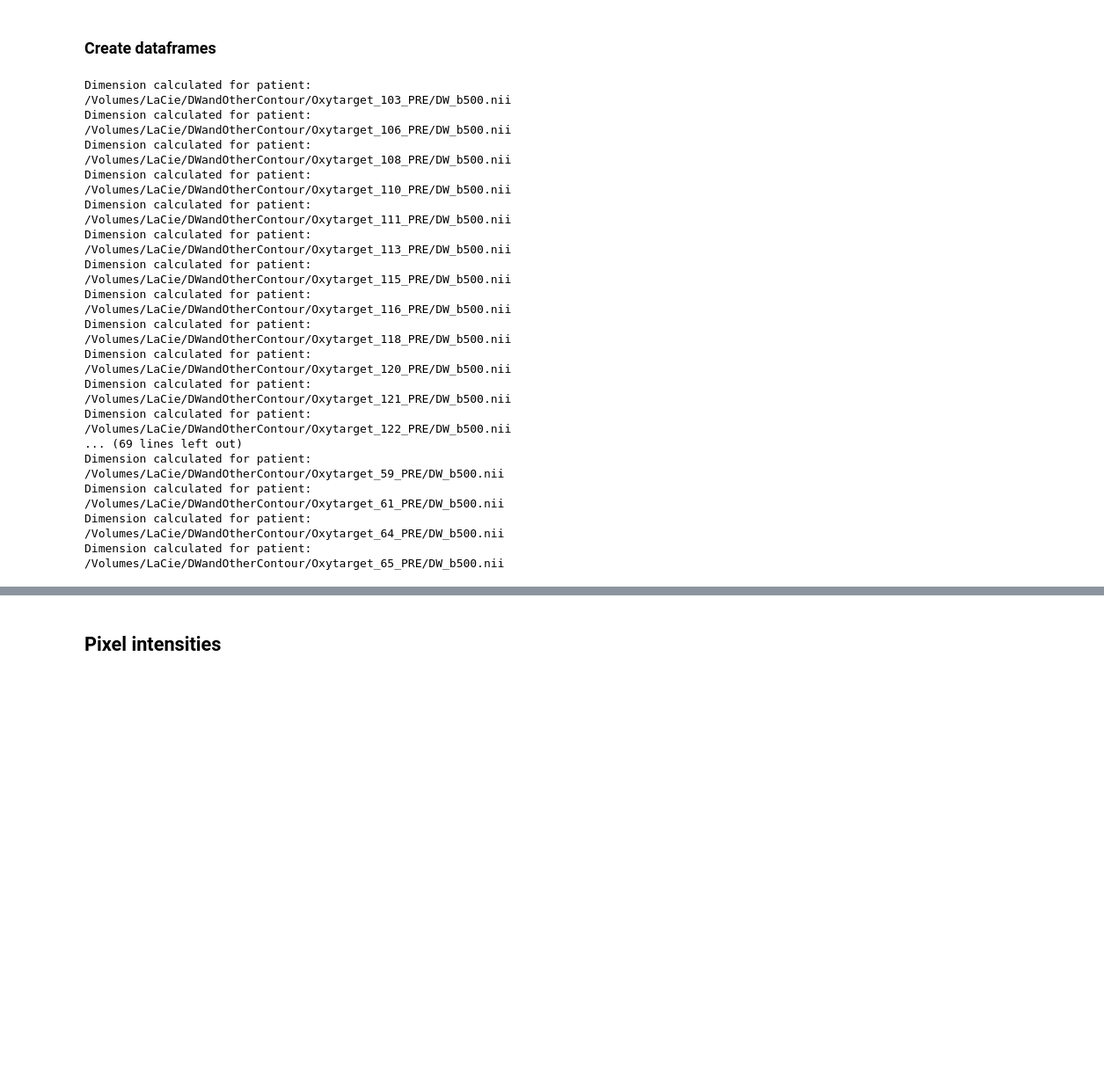
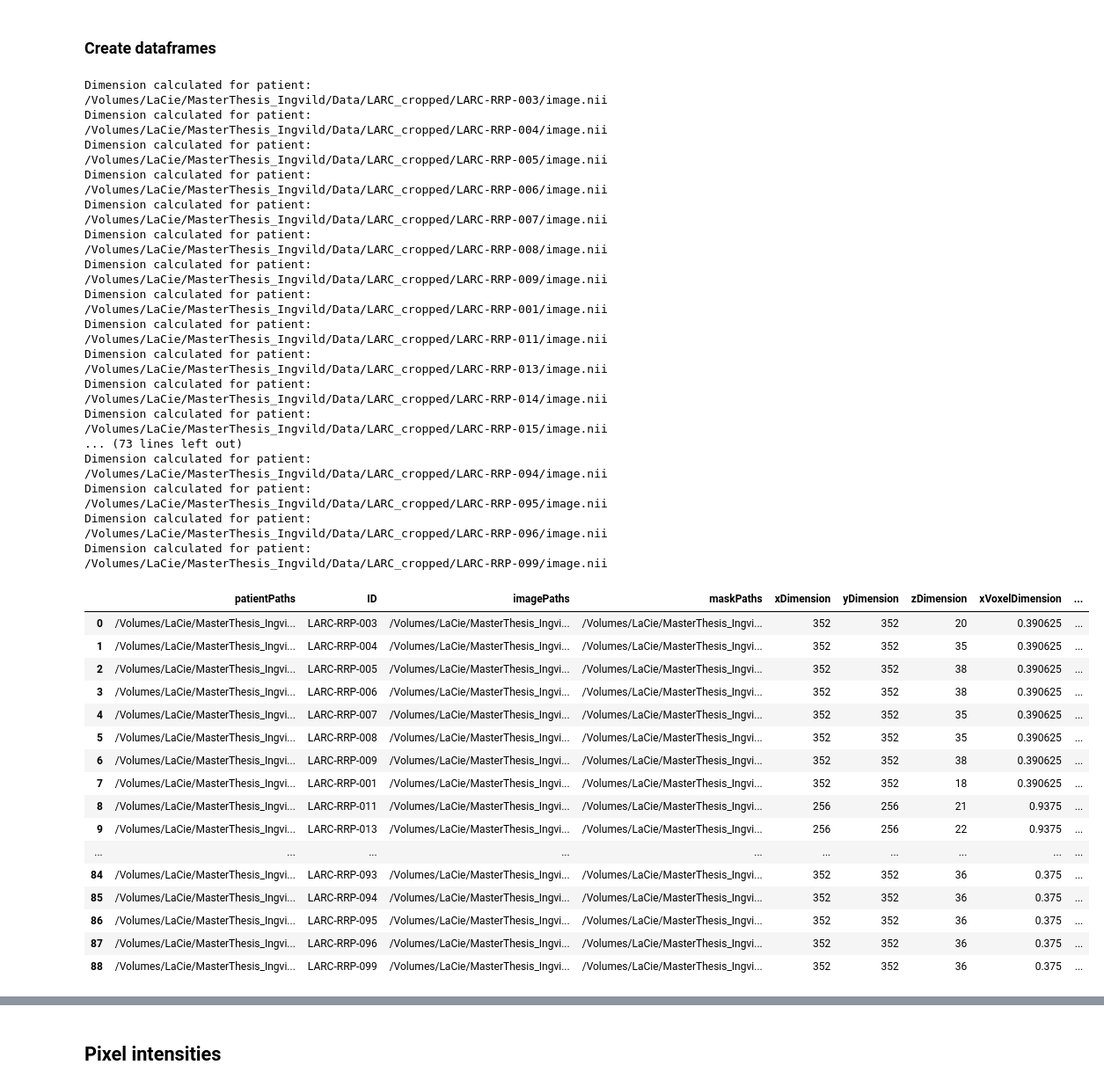
Before and after one commit to IngvildAskimAdde/MasterThesis, a Jupyter notebook: Cropping.ipynb, the cells around one changed output, grey strips where cells are left out. Shown: that part at 88% size. Drawn from its saved outputs; the diff is of its cells as text; code cells hidden in the pictures; blank space fills up the shorter version.

Commit message:
Checking mask values in LARC-RRP dataset

```diff
--- a/Cropping.ipynb
+++ b/Cropping.ipynb
@@ -14,37 +14,55 @@ from matplotlib.ticker import MaxNLocator, FixedLocator, FixedFormatter
 # %% [markdown]
 ### Get paths to datafiles.
 # %%
-#LARC_patientPaths, LARC_PatientNames, LARC_imagePaths, LARC_maskPaths = gd.get_paths('/Volumes/LaCie/MasterThesis_Ingvild/LARC_cropped', 'image', 'label.nii')
-Oxy_patientPaths, Oxy_PatientNames, Oxy_imagePaths, Oxy_maskPaths = gd.get_paths('/Volumes/LaCie/DWandOtherContour', 'DW_b500', 'ssh.nii')
+LARC_patientPaths, LARC_PatientNames, LARC_imagePaths, LARC_maskPaths = gd.get_paths('/Volumes/LaCie/MasterThesis_Ingvild/Data/LARC_cropped', 'image', 'label.nii')
+#Oxy_patientPaths, Oxy_PatientNames, Oxy_imagePaths, Oxy_maskPaths = gd.get_paths('/Volumes/LaCie/DWandOtherContour', 'DW_b500', 'ssh.nii')
 # %% [markdown]
 ### Create dataframes
 # %%
-#LARC_df = p.dataframe(LARC_patientPaths, LARC_PatientNames, LARC_imagePaths, LARC_maskPaths)
-#LARC_df = p.dimensions(LARC_df)
-Oxy_df = p.dataframe(Oxy_patientPaths, Oxy_PatientNames, Oxy_imagePaths, Oxy_maskPaths)
-Oxy_df = p.dimensions(Oxy_df)
+LARC_df = p.dataframe(LARC_patientPaths, LARC_PatientNames, LARC_imagePaths, LARC_maskPaths)
+LARC_df = p.dimensions(LARC_df)
+#Oxy_df = p.dataframe(Oxy_patientPaths, Oxy_PatientNames, Oxy_imagePaths, Oxy_maskPaths)
+#Oxy_df = p.dimensions(Oxy_df)
 # %% [output]
-Dimension calculated for patient: /Volumes/LaCie/DWandOtherContour/Oxytarget_103_PRE/DW_b500.nii
-Dimension calculated for patient: /Volumes/LaCie/DWandOtherContour/Oxytarget_106_PRE/DW_b500.nii
-Dimension calculated for patient: /Volumes/LaCie/DWandOtherContour/Oxytarget_108_PRE/DW_b500.nii
-Dimension calculated for patient: /Volumes/LaCie/DWandOtherContour/Oxytarget_110_PRE/DW_b500.nii
-Dimension calculated for patient: /Volumes/LaCie/DWandOtherContour/Oxytarget_111_PRE/DW_b500.nii
-Dimension calculated for patient: /Volumes/LaCie/DWandOtherContour/Oxytarget_113_PRE/DW_b500.nii
-Dimension calculated for patient: /Volumes/LaCie/DWandOtherContour/Oxytarget_115_PRE/DW_b500.nii
-Dimension calculated for patient: /Volumes/LaCie/DWandOtherContour/Oxytarget_116_PRE/DW_b500.nii
-Dimension calculated for patient: /Volumes/LaCie/DWandOtherContour/Oxytarget_118_PRE/DW_b500.nii
-Dimension calculated for patient: /Volumes/LaCie/DWandOtherContour/Oxytarget_120_PRE/DW_b500.nii
-Dimension calculated for patient: /Volumes/LaCie/DWandOtherContour/Oxytarget_121_PRE/DW_b500.nii
-Dimension calculated for patient: /Volumes/LaCie/DWandOtherContour/Oxytarget_122_PRE/DW_b500.nii
-... (69 lines left out)
-Dimension calculated for patient: /Volumes/LaCie/DWandOtherContour/Oxytarget_59_PRE/DW_b500.nii
-Dimension calculated for patient: /Volumes/LaCie/DWandOtherContour/Oxytarget_61_PRE/DW_b500.nii
-Dimension calculated for patient: /Volumes/LaCie/DWandOtherContour/Oxytarget_64_PRE/DW_b500.nii
-Dimension calculated for patient: /Volumes/LaCie/DWandOtherContour/Oxytarget_65_PRE/DW_b500.nii
+Dimension calculated for patient: /Volumes/LaCie/MasterThesis_Ingvild/Data/LARC_cropped/LARC-RRP-003/image.nii
+Dimension calculated for patient: /Volumes/LaCie/MasterThesis_Ingvild/Data/LARC_cropped/LARC-RRP-004/image.nii
+Dimension calculated for patient: /Volumes/LaCie/MasterThesis_Ingvild/Data/LARC_cropped/LARC-RRP-005/image.nii
+Dimension calculated for patient: /Volumes/LaCie/MasterThesis_Ingvild/Data/LARC_cropped/LARC-RRP-006/image.nii
+Dimension calculated for patient: /Volumes/LaCie/MasterThesis_Ingvild/Data/LARC_cropped/LARC-RRP-007/image.nii
+Dimension calculated for patient: /Volumes/LaCie/MasterThesis_Ingvild/Data/LARC_cropped/LARC-RRP-008/image.nii
+Dimension calculated for patient: /Volumes/LaCie/MasterThesis_Ingvild/Data/LARC_cropped/LARC-RRP-009/image.nii
+Dimension calculated for patient: /Volumes/LaCie/MasterThesis_Ingvild/Data/LARC_cropped/LARC-RRP-001/image.nii
+Dimension calculated for patient: /Volumes/LaCie/MasterThesis_Ingvild/Data/LARC_cropped/LARC-RRP-011/image.nii
+Dimension calculated for patient: /Volumes/LaCie/MasterThesis_Ingvild/Data/LARC_cropped/LARC-RRP-013/image.nii
+Dimension calculated for patient: /Volumes/LaCie/MasterThesis_Ingvild/Data/LARC_cropped/LARC-RRP-014/image.nii
+Dimension calculated for patient: /Volumes/LaCie/MasterThesis_Ingvild/Data/LARC_cropped/LARC-RRP-015/image.nii
+... (73 lines left out)
+Dimension calculated for patient: /Volumes/LaCie/MasterThesis_Ingvild/Data/LARC_cropped/LARC-RRP-094/image.nii
+Dimension calculated for patient: /Volumes/LaCie/MasterThesis_Ingvild/Data/LARC_cropped/LARC-RRP-095/image.nii
+Dimension calculated for patient: /Volumes/LaCie/MasterThesis_Ingvild/Data/LARC_cropped/LARC-RRP-096/image.nii
+Dimension calculated for patient: /Volumes/LaCie/MasterThesis_Ingvild/Data/LARC_cropped/LARC-RRP-099/image.nii
 # %%
 pd.set_option('display.max_colwidth',None)
 pd.set_option('display.max_rows',None)
-#LARC_df
+LARC_df
+# %% [output]
+|  | patientPaths | ID | imagePaths | maskPaths | xDimension | yDimension | zDimension | xVoxelDimension | ... |
+| 0 | /Volumes/LaCie/MasterThesis_Ingvi... | LARC-RRP-003 | /Volumes/LaCie/MasterThesis_Ingvi... | /Volumes/LaCie/MasterThesis_Ingvi... | 352 | 352 | 20 | 0.390625 | ... |
+| 1 | /Volumes/LaCie/MasterThesis_Ingvi... | LARC-RRP-004 | /Volumes/LaCie/MasterThesis_Ingvi... | /Volumes/LaCie/MasterThesis_Ingvi... | 352 | 352 | 35 | 0.390625 | ... |
+| 2 | /Volumes/LaCie/MasterThesis_Ingvi... | LARC-RRP-005 | /Volumes/LaCie/MasterThesis_Ingvi... | /Volumes/LaCie/MasterThesis_Ingvi... | 352 | 352 | 38 | 0.390625 | ... |
+| 3 | /Volumes/LaCie/MasterThesis_Ingvi... | LARC-RRP-006 | /Volumes/LaCie/MasterThesis_Ingvi... | /Volumes/LaCie/MasterThesis_Ingvi... | 352 | 352 | 38 | 0.390625 | ... |
+| 4 | /Volumes/LaCie/MasterThesis_Ingvi... | LARC-RRP-007 | /Volumes/LaCie/MasterThesis_Ingvi... | /Volumes/LaCie/MasterThesis_Ingvi... | 352 | 352 | 35 | 0.390625 | ... |
+| 5 | /Volumes/LaCie/MasterThesis_Ingvi... | LARC-RRP-008 | /Volumes/LaCie/MasterThesis_Ingvi... | /Volumes/LaCie/MasterThesis_Ingvi... | 352 | 352 | 35 | 0.390625 | ... |
+| 6 | /Volumes/LaCie/MasterThesis_Ingvi... | LARC-RRP-009 | /Volumes/LaCie/MasterThesis_Ingvi... | /Volumes/LaCie/MasterThesis_Ingvi... | 352 | 352 | 38 | 0.390625 | ... |
+| 7 | /Volumes/LaCie/MasterThesis_Ingvi... | LARC-RRP-001 | /Volumes/LaCie/MasterThesis_Ingvi... | /Volumes/LaCie/MasterThesis_Ingvi... | 352 | 352 | 18 | 0.390625 | ... |
+| 8 | /Volumes/LaCie/MasterThesis_Ingvi... | LARC-RRP-011 | /Volumes/LaCie/MasterThesis_Ingvi... | /Volumes/LaCie/MasterThesis_Ingvi... | 256 | 256 | 21 | 0.9375 | ... |
+| 9 | /Volumes/LaCie/MasterThesis_Ingvi... | LARC-RRP-013 | /Volumes/LaCie/MasterThesis_Ingvi... | /Volumes/LaCie/MasterThesis_Ingvi... | 256 | 256 | 22 | 0.9375 | ... |
+| ... | ... | ... | ... | ... | ... | ... | ... | ... | ... |
+| 84 | /Volumes/LaCie/MasterThesis_Ingvi... | LARC-RRP-093 | /Volumes/LaCie/MasterThesis_Ingvi... | /Volumes/LaCie/MasterThesis_Ingvi... | 352 | 352 | 36 | 0.375 | ... |
+| 85 | /Volumes/LaCie/MasterThesis_Ingvi... | LARC-RRP-094 | /Volumes/LaCie/MasterThesis_Ingvi... | /Volumes/LaCie/MasterThesis_Ingvi... | 352 | 352 | 36 | 0.375 | ... |
+| 86 | /Volumes/LaCie/MasterThesis_Ingvi... | LARC-RRP-095 | /Volumes/LaCie/MasterThesis_Ingvi... | /Volumes/LaCie/MasterThesis_Ingvi... | 352 | 352 | 36 | 0.375 | ... |
+| 87 | /Volumes/LaCie/MasterThesis_Ingvi... | LARC-RRP-096 | /Volumes/LaCie/MasterThesis_Ingvi... | /Volumes/LaCie/MasterThesis_Ingvi... | 352 | 352 | 36 | 0.375 | ... |
+| 88 | /Volumes/LaCie/MasterThesis_Ingvi... | LARC-RRP-099 | /Volumes/LaCie/MasterThesis_Ingvi... | /Volumes/LaCie/MasterThesis_Ingvi... | 352 | 352 | 36 | 0.375 | ... |
 # %%
 Oxy_df
 # %% [output]
```
Also changed, not shown: parts of 1 cell of this notebook.
